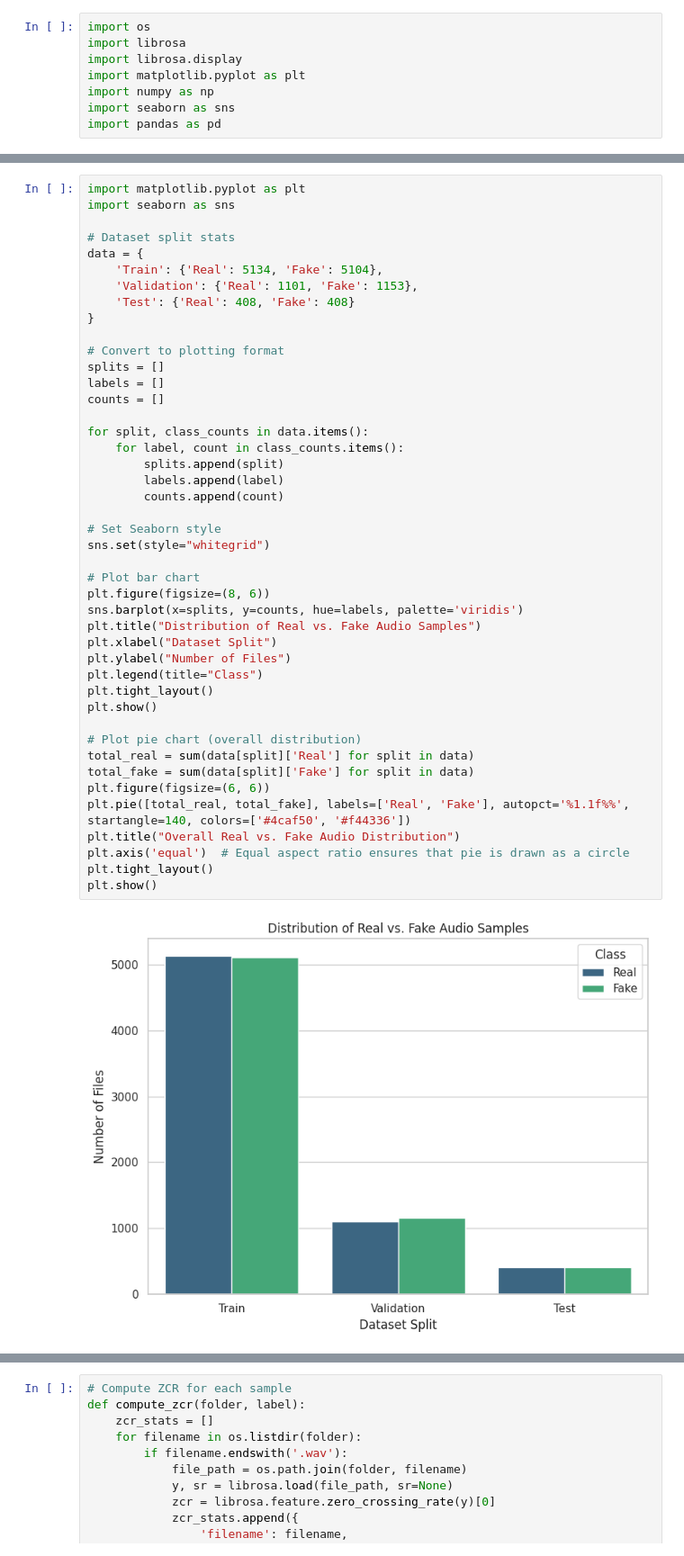
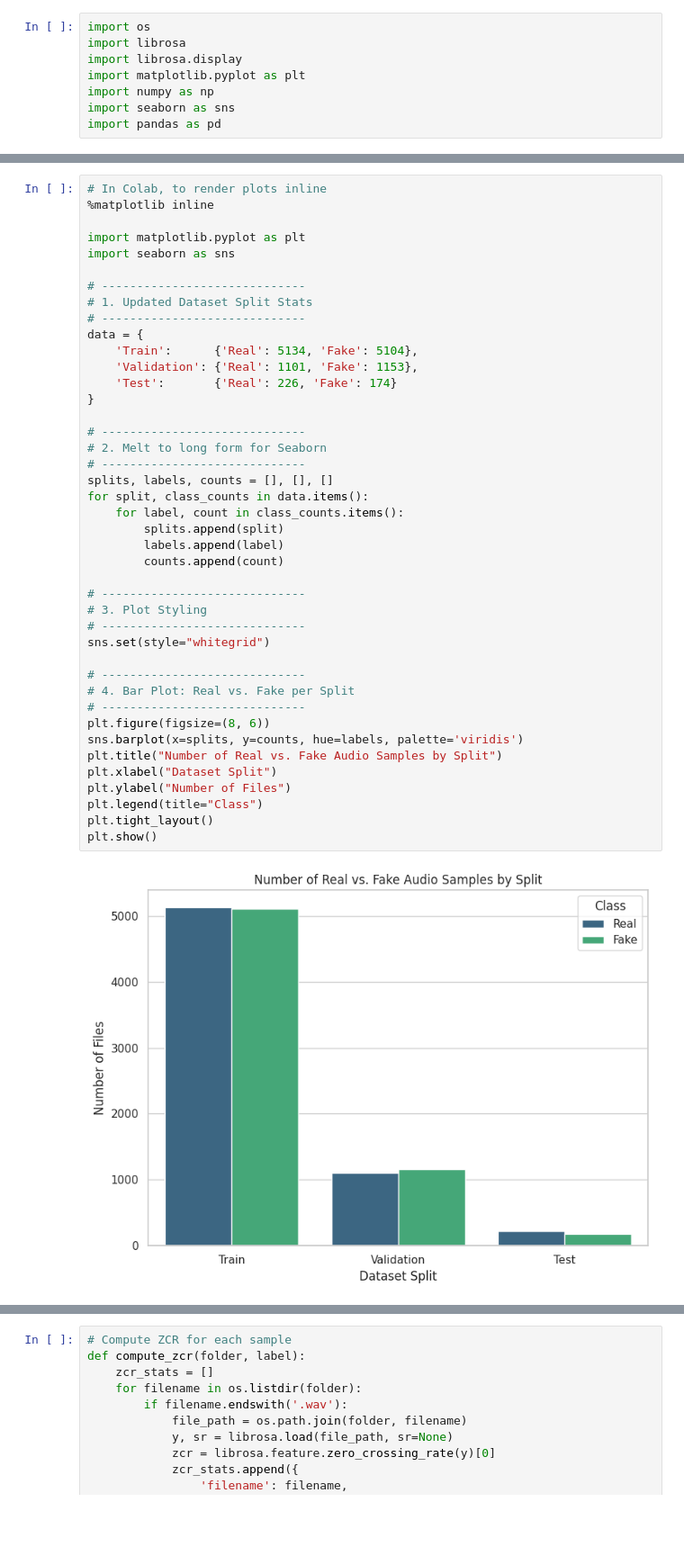
Before and after one commit to harshkharwar1204/Deepfake_audio_detection, a Jupyter notebook: Deepfake_Audio_Detection.ipynb, the cells around one changed output, grey strips where cells are left out. Shown: that part at 90% size. Cells and saved outputs as stored; diff of their text form; blank space fills up the shorter version.

```diff
--- a/Deepfake_Audio_Detection.ipynb
+++ b/Deepfake_Audio_Detection.ipynb
@@ -136,46 +122,44 @@ Channel Counts    : {1}
 # %%
+# In Colab, to render plots inline
+%matplotlib inline
+
 import matplotlib.pyplot as plt
 import seaborn as sns
 
-# Dataset split stats
+# -----------------------------
+# 1. Updated Dataset Split Stats
+# -----------------------------
 data = {
-    'Train': {'Real': 5134, 'Fake': 5104},
+    'Train':      {'Real': 5134, 'Fake': 5104},
     'Validation': {'Real': 1101, 'Fake': 1153},
-    'Test': {'Real': 408, 'Fake': 408}
+    'Test':       {'Real': 226, 'Fake': 174}
 }
 
-# Convert to plotting format
-splits = []
-labels = []
-counts = []
-
+# -----------------------------
+# 2. Melt to long form for Seaborn
+# -----------------------------
+splits, labels, counts = [], [], []
 for split, class_counts in data.items():
     for label, count in class_counts.items():
         splits.append(split)
         labels.append(label)
         counts.append(count)
 
-# Set Seaborn style
+# -----------------------------
+# 3. Plot Styling
+# -----------------------------
 sns.set(style="whitegrid")
 
-# Plot bar chart
+# -----------------------------
+# 4. Bar Plot: Real vs. Fake per Split
+# -----------------------------
 plt.figure(figsize=(8, 6))
 sns.barplot(x=splits, y=counts, hue=labels, palette='viridis')
-plt.title("Distribution of Real vs. Fake Audio Samples")
+plt.title("Number of Real vs. Fake Audio Samples by Split")
 plt.xlabel("Dataset Split")
 plt.ylabel("Number of Files")
 plt.legend(title="Class")
 plt.tight_layout()
 plt.show()
-
-# Plot pie chart (overall distribution)
-total_real = sum(data[split]['Real'] for split in data)
-total_fake = sum(data[split]['Fake'] for split in data)
-plt.figure(figsize=(6, 6))
-plt.pie([total_real, total_fake], labels=['Real', 'Fake'], autopct='%1.1f%%', startangle=140, colors=['#4caf50', '#f44336'])
-plt.title("Overall Real vs. Fake Audio Distribution")
-plt.axis('equal')  # Equal aspect ratio ensures that pie is drawn as a circle
-plt.tight_layout()
-plt.show()
 # %% [output]
-[figure, old version]
+[figure, new version]
```
Also changed, not shown: parts of 16 cells of this notebook.
